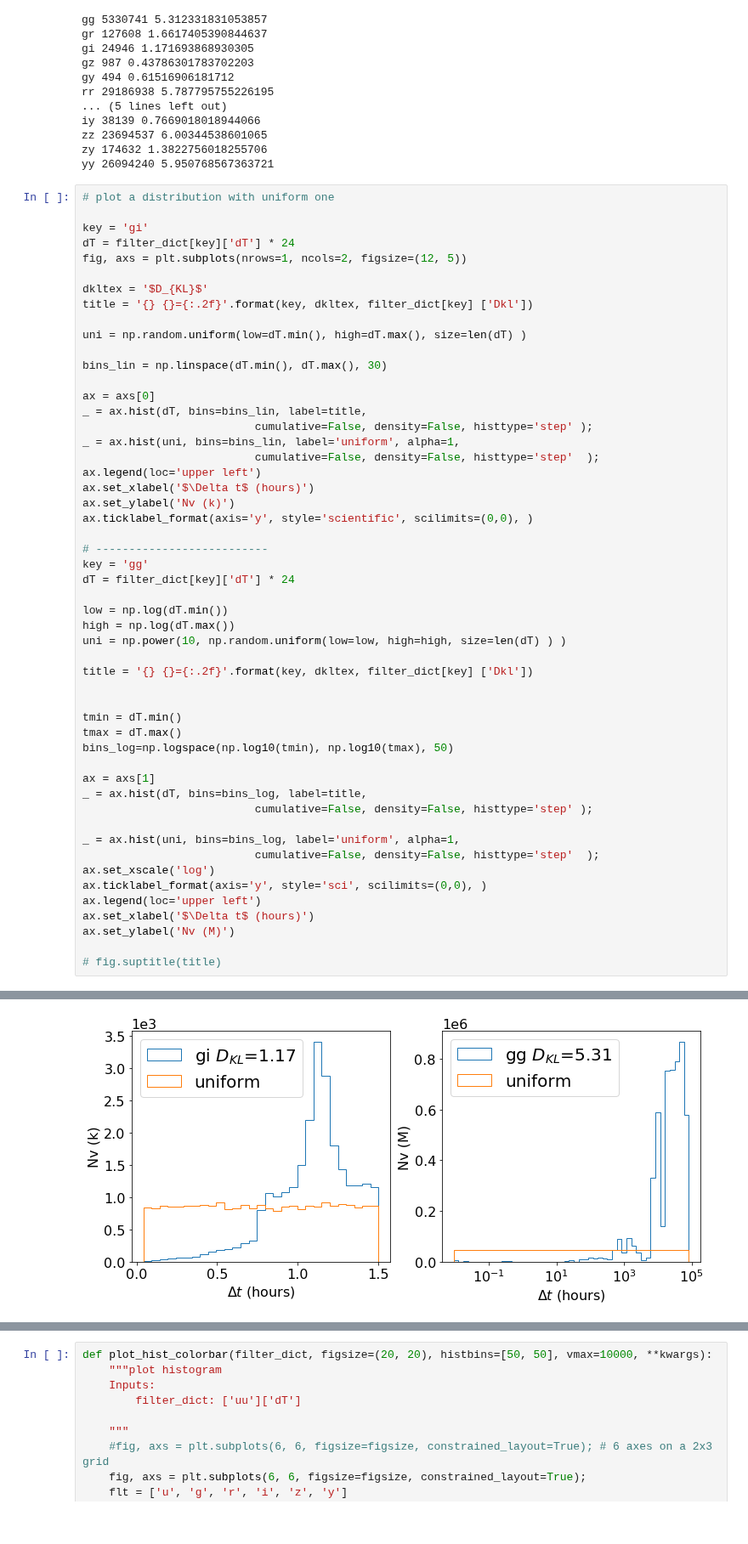
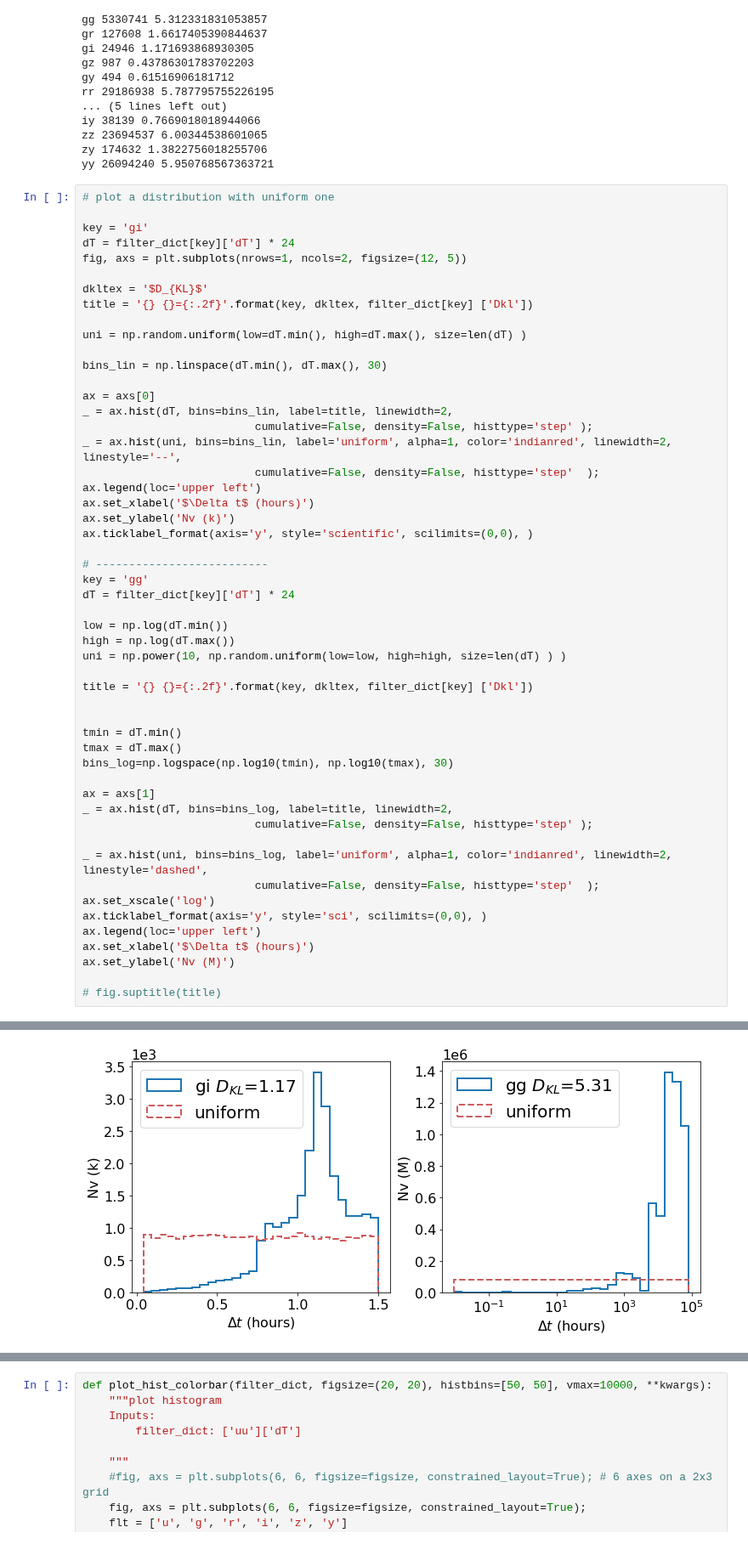
Before and after one commit to fedhere/LSSTunknowns, a Jupyter notebook: tdAnom/plot_dT_hist.ipynb, the cells around one changed output, grey strips where cells are left out. Shown at 85% size. Drawn from its saved outputs; the diff is of its cells as text.

```diff
--- a/tdAnom/plot_dT_hist.ipynb
+++ b/tdAnom/plot_dT_hist.ipynb
@@ -125,43 +125,43 @@ uni = np.random.uniform(low=dT.min(), high=dT.max(), size=len(dT) )
 bins_lin = np.linspace(dT.min(), dT.max(), 30)
 
 ax = axs[0]
-_ = ax.hist(dT, bins=bins_lin, label=title,
+_ = ax.hist(dT, bins=bins_lin, label=title, linewidth=2,
                           cumulative=False, density=False, histtype='step' );
-_ = ax.hist(uni, bins=bins_lin, label='uniform', alpha=1,
+_ = ax.hist(uni, bins=bins_lin, label='uniform', alpha=1, color='indianred', linewidth=2, linestyle='--',
                           cumulative=False, density=False, histtype='step'  );
 ax.legend(loc='upper left')
 ax.set_xlabel('$\Delta t$ (hours)')
 ax.set_ylabel('Nv (k)')
 ax.ticklabel_format(axis='y', style='scientific', scilimits=(0,0), )
 
 # --------------------------
 key = 'gg'
 dT = filter_dict[key]['dT'] * 24
 
 low = np.log(dT.min())
 high = np.log(dT.max())
 uni = np.power(10, np.random.uniform(low=low, high=high, size=len(dT) ) )
 
 title = '{} {}={:.2f}'.format(key, dkltex, filter_dict[key] ['Dkl'])
 
 
 tmin = dT.min()
 tmax = dT.max()
-bins_log=np.logspace(np.log10(tmin), np.log10(tmax), 50)
+bins_log=np.logspace(np.log10(tmin), np.log10(tmax), 30)
 
 ax = axs[1]
-_ = ax.hist(dT, bins=bins_log, label=title,
+_ = ax.hist(dT, bins=bins_log, label=title, linewidth=2,
                           cumulative=False, density=False, histtype='step' );
 
-_ = ax.hist(uni, bins=bins_log, label='uniform', alpha=1,
+_ = ax.hist(uni, bins=bins_log, label='uniform', alpha=1, color='indianred', linewidth=2, linestyle='dashed',
                           cumulative=False, density=False, histtype='step'  );
 ax.set_xscale('log')
 ax.ticklabel_format(axis='y', style='sci', scilimits=(0,0), )
 ax.legend(loc='upper left')
 ax.set_xlabel('$\Delta t$ (hours)')
 ax.set_ylabel('Nv (M)')
 
 # fig.suptitle(title)
 # %% [output]
 Text(0, 0.5, 'Nv (M)')
-[figure, old version]
+[figure, new version]
```
Also changed, not shown: parts of 1 cell of this notebook, 4 other files.
